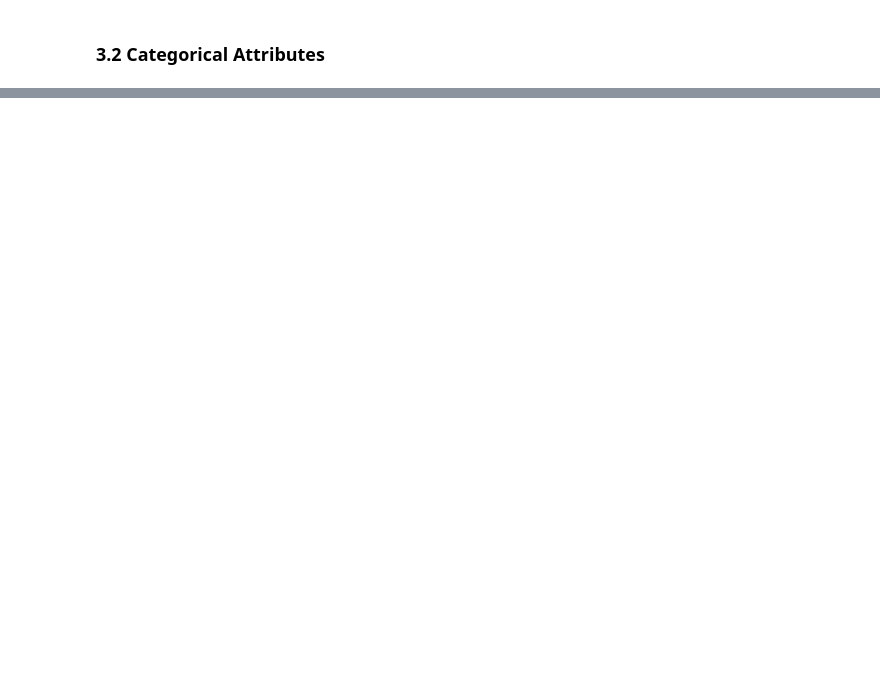
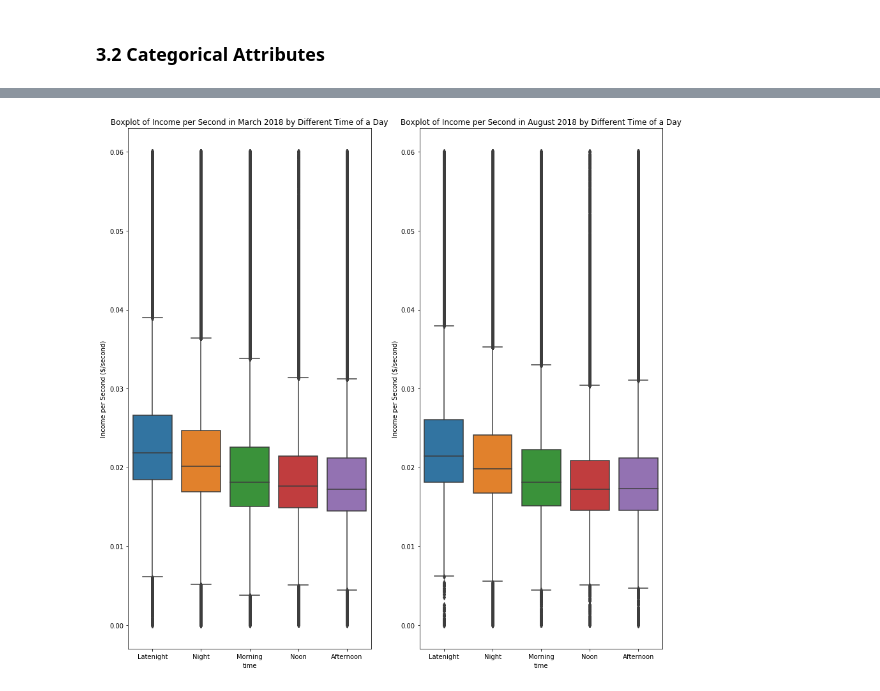
Before and after one commit to kefuzhu/University-of-Rochester, a Jupyter notebook: DSC440/Final-Project/code/TheNotebook.ipynb, the cells around one changed output, grey strips where cells are left out. Cells and saved outputs as stored; diff of their text form; code cells hidden in the pictures; blank space fills up the shorter version.

```diff
--- a/DSC440/Final-Project/code/TheNotebook.ipynb
+++ b/DSC440/Final-Project/code/TheNotebook.ipynb
@@ -485,0 +643,12 @@ KeyboardInterrupt:
+# %%
+# Create four subplots (2x2)
+fig, ax = plt.subplots(1,2,figsize=(15,15))
+
+compare_group_boxplot(taxi_data = green_taxi_March, group = 'time', feature = 'income_per_second',
+                      title = 'Boxplot of Income per Second in March 2018 by Different Time of a Day',
+                      ylab = 'Income per Second ($/second)', ax = ax[0])
+compare_group_boxplot(taxi_data = green_taxi_August, group = 'time', feature = 'income_per_second',
+                      title = 'Boxplot of Income per Second in August 2018 by Different Time of a Day',
+                      ylab = 'Income per Second ($/second)', ax = ax[1])
+# %% [output]
+[figure, added]
```
Also changed, not shown: parts of 53 cells of this notebook, 6 other files.
